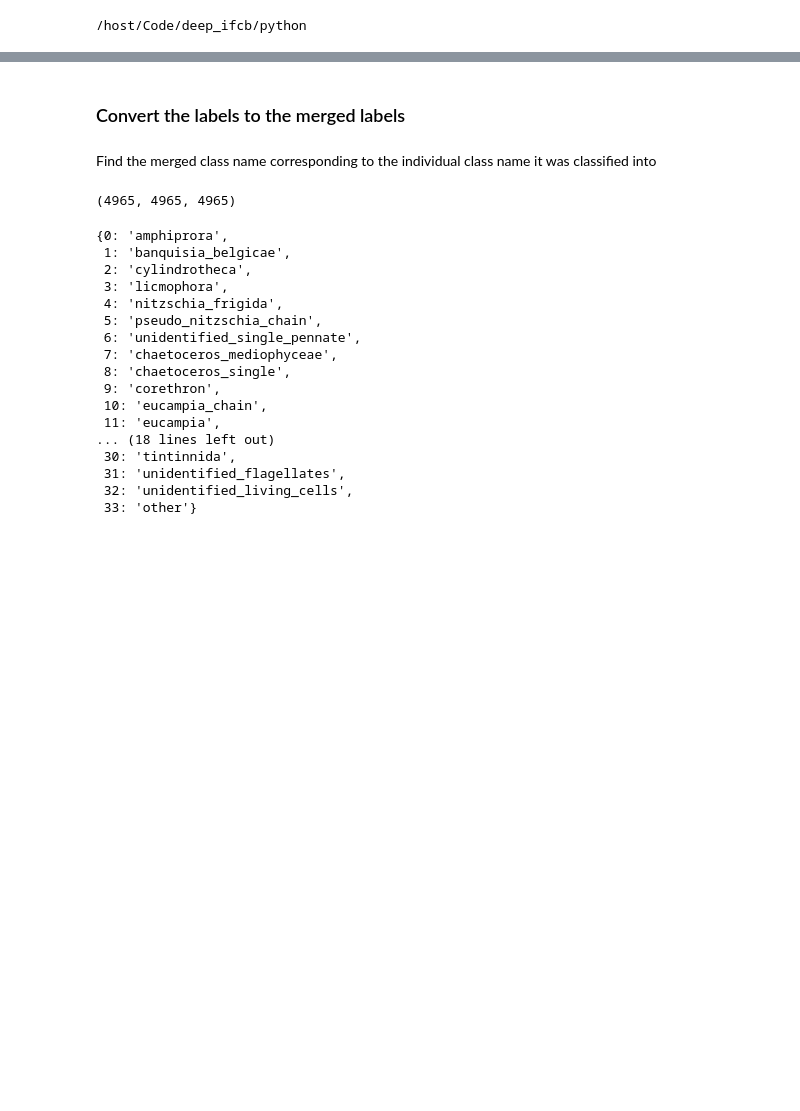
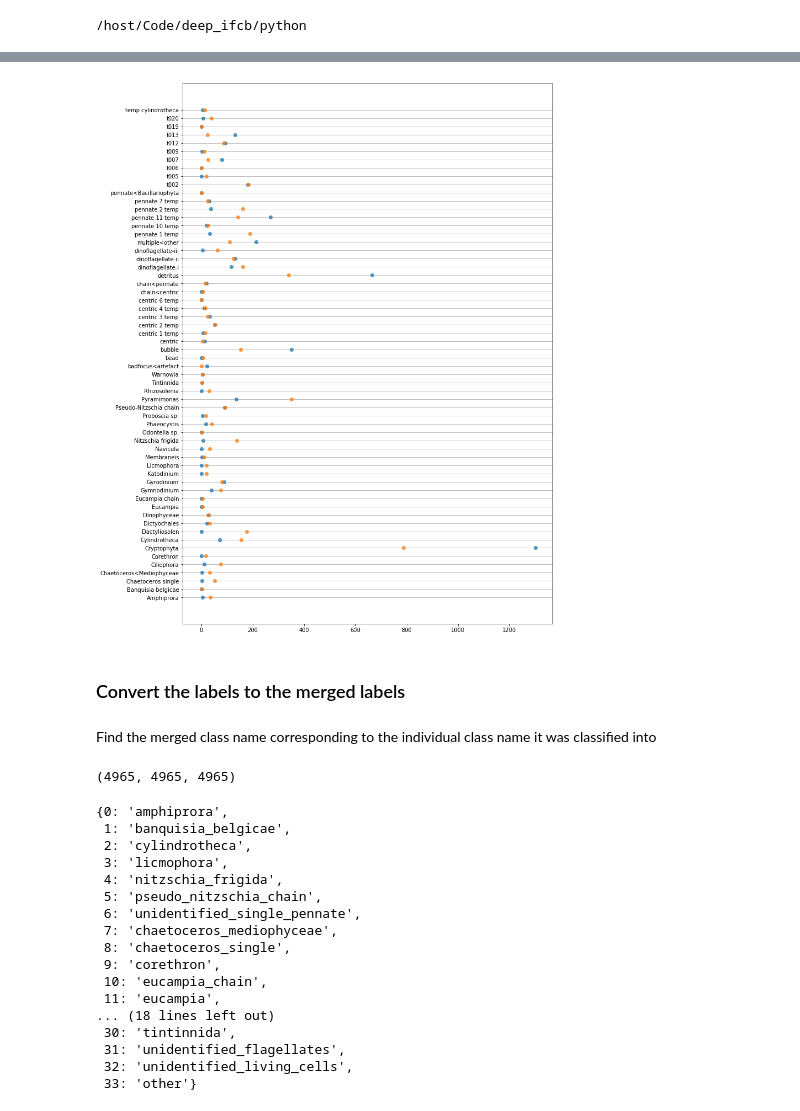
Before and after one commit to patrickcgray/deep_ifcb, a Jupyter notebook: python/model_dev_040121.ipynb, the cells around one changed output, grey strips where cells are left out. Drawn from its saved outputs; the diff is of its cells as text; code cells hidden in the pictures; blank space fills up the shorter version.

```diff
--- a/python/model_dev_040121.ipynb
+++ b/python/model_dev_040121.ipynb
@@ -1453,3 +1550,25 @@ plt.savefig('conf_matrix_unmerged_visible_low_end_large.png', dpi=300)
+# %%
+fig, ax = plt.subplots(figsize=(12, 18))
+ax.scatter(filled_counts, range(0,len(id_class_dict)), alpha=0.75)
+ax.scatter(filled_true_counts, range(0,len(id_class_dict)), alpha=0.75)
+ax.set_yticks(range(0,len(id_class_dict)))
+ax.set_yticklabels([id_class_dict[i] for i in range(len(id_class_dict))])
+#ax.set_xlim(0,500)
+#ax.set_xscale('log')
+
+# Don't allow the axis to be on top of your data
+ax.set_axisbelow(True)
+
+# Turn on the minor TICKS, which are required for the minor GRID
+#ax.minorticks_on()
+
+# Customize the major grid
+ax.grid(which='major', linestyle='-', linewidth='0.5', color='grey', axis='y')
+# Customize the minor grid
+#ax.grid(which='minor', linestyle=':', linewidth='0.5', color='black')
+plt.show()
+# %% [output]
+[figure, added]
 # %% [markdown]
 ### Convert the labels to the merged labels
 # %% [markdown]
```
Also changed, not shown: parts of 27 cells of this notebook, 1 other file.
